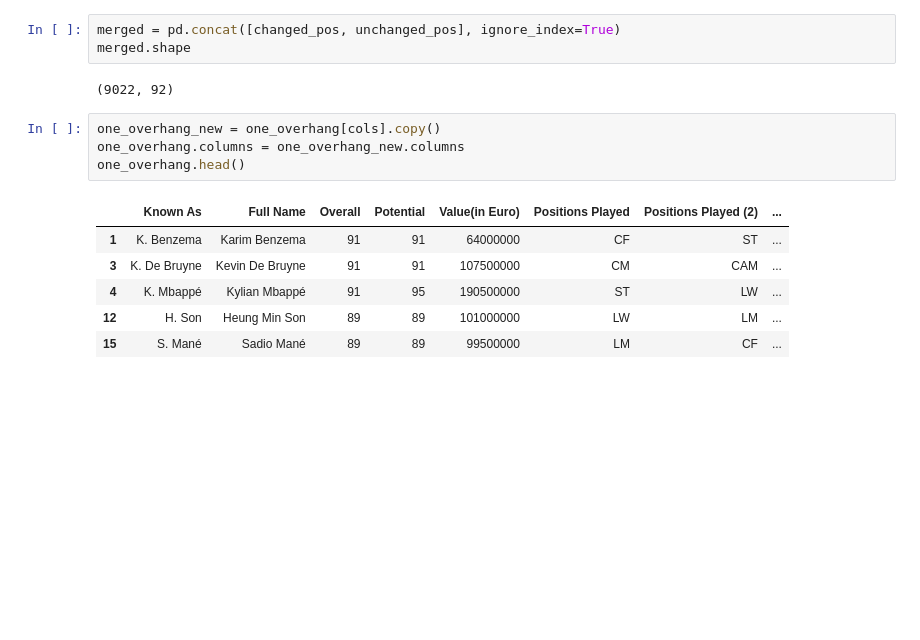
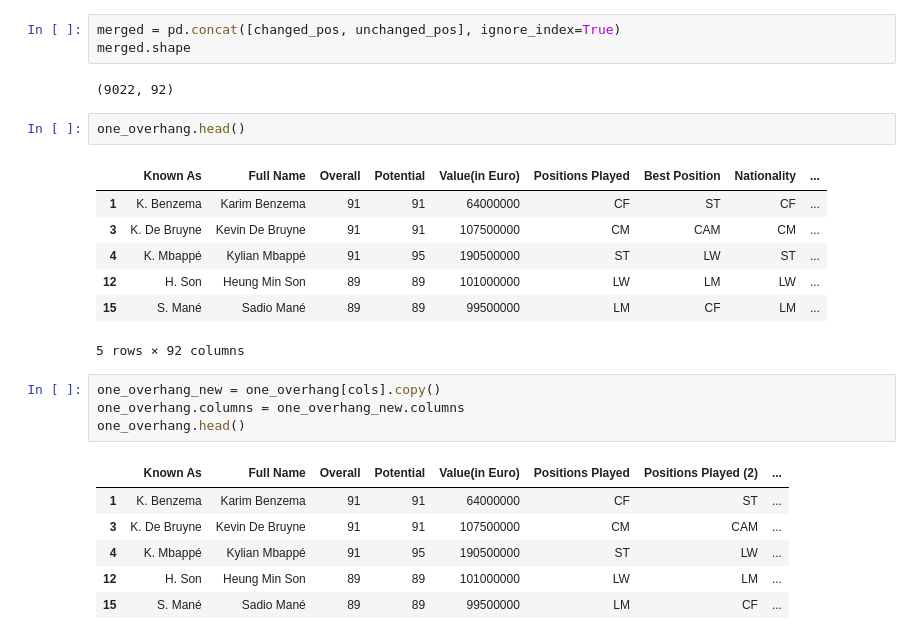
Before and after one commit to ybrenning/ivda, a Jupyter notebook: 01/01-solution.ipynb, the cells around one changed output. Saved outputs shown, nothing was run; the diff lists cells and outputs as text; blank space fills up the shorter version.

Commit message:
Finish processing rows with one overhang

```diff
--- a/01/01-solution.ipynb
+++ b/01/01-solution.ipynb
@@ -143,6 +143,16 @@ merged = pd.concat([changed_pos, unchanged_pos], ignore_index=True)
 merged.shape
 # %% [output]
 (9022, 92)
+# %%
+one_overhang.head()
+# %% [output]
+|  | Known As | Full Name | Overall | Potential | Value(in Euro) | Positions Played | Best Position | Nationality | ... |
+| 1 | K. Benzema | Karim Benzema | 91 | 91 | 64000000 | CF | ST | CF | ... |
+| 3 | K. De Bruyne | Kevin De Bruyne | 91 | 91 | 107500000 | CM | CAM | CM | ... |
+| 4 | K. Mbappé | Kylian Mbappé | 91 | 95 | 190500000 | ST | LW | ST | ... |
+| 12 | H. Son | Heung Min Son | 89 | 89 | 101000000 | LW | LM | LW | ... |
+| 15 | S. Mané | Sadio Mané | 89 | 89 | 99500000 | LM | CF | LM | ... |
+5 rows × 92 columns
 # %%
 one_overhang_new = one_overhang[cols].copy()
 one_overhang.columns = one_overhang_new.columns
```
Also changed, not shown: parts of 4 cells of this notebook.
